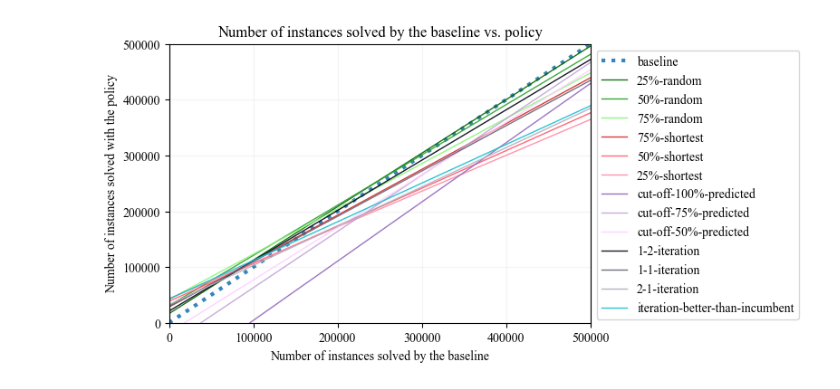
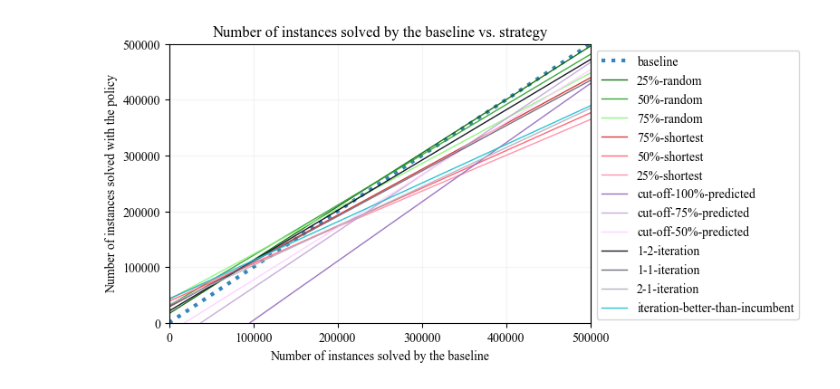
Before and after one commit to zakrzewow/raw-algorithm-portfolios, a Jupyter notebook: results.ipynb, the cells around one changed output. Saved outputs shown, nothing was run; the diff lists cells and outputs as text; code cells hidden in the pictures.

```diff
--- a/results.ipynb
+++ b/results.ipynb
@@ -138,6 +138,4 @@ df25 = df.loc[df["n_train"] == "25"].copy()
 df100 = df.loc[df["n_train"] == "100"].copy()
 
 df25_agg = agg(df25)
-# df100_agg = agg(df100)
-
-df25_agg
+df100_agg = agg(df100)
@@ -279,28 +269,31 @@ plt.show()
 # %%
-fig, ax = plt.subplots(figsize=(6, 4))
+def plot_lines(df_agg, lim):
+    fig, ax = plt.subplots(figsize=(6, 4))
 
-for (policy, parg), row in df25_agg.iterrows():
-    cost = row["cost"]
-    cpu_time = row["cpu_time"]
-    alpha = BASELINE_COST / cost
-    beta = (BASELINE_CPU_TIME - cpu_time) * 3600 / cost
-    ax.axline(
-        (0, row["beta"]),
-        slope=row["alpha"],
-        alpha=0.9,
-        color=COLORS[(policy, parg)],
-        lw=1 if policy != "baseline" else 3,
-        ls="-" if policy != "baseline" else "dotted",
-        label=LABELS[(policy, parg)],
-    )
+    for (policy, parg), row in df_agg.iterrows():
+        cost = row["cost"]
+        cpu_time = row["cpu_time"]
+        ax.axline(
+            (0, row["beta"]),
+            slope=row["alpha"],
+            alpha=0.9,
+            color=COLORS[(policy, parg)],
+            lw=1 if policy != "baseline" else 3,
+            ls="-" if policy != "baseline" else "dotted",
+            label=LABELS[(policy, parg)],
+        )
 
-plt.legend(bbox_to_anchor=(1, 1), loc='upper left')
-plt.xlabel("Number of instances solved by the baseline")
-plt.ylabel("Number of instances solved with the policy")
-plt.xlim(0, 500000)
-plt.ylim(0, 500000)
-plt.title("Number of instances solved by the baseline vs. policy")
+    plt.legend(bbox_to_anchor=(1, 1), loc='upper left')
+    plt.xlabel("Number of instances solved by the baseline")
+    plt.ylabel("Number of instances solved with the policy")
+    plt.xlim(0, lim)
+    plt.ylim(0, lim)
+    plt.title("Number of instances solved by the baseline vs. strategy")
+    return fig, ax
+
+fig, ax = plot_lines(df25_agg, 500000)
+# fig, ax = plot_lines(df100_agg, 1000000)
 # plt.savefig("fig.png", dpi=300, bbox_inches="tight")
 plt.show()
 # %% [output]
-[figure, old version]
+[figure, new version]
```
Also changed, not shown: parts of 7 cells of this notebook, 2 other files.
